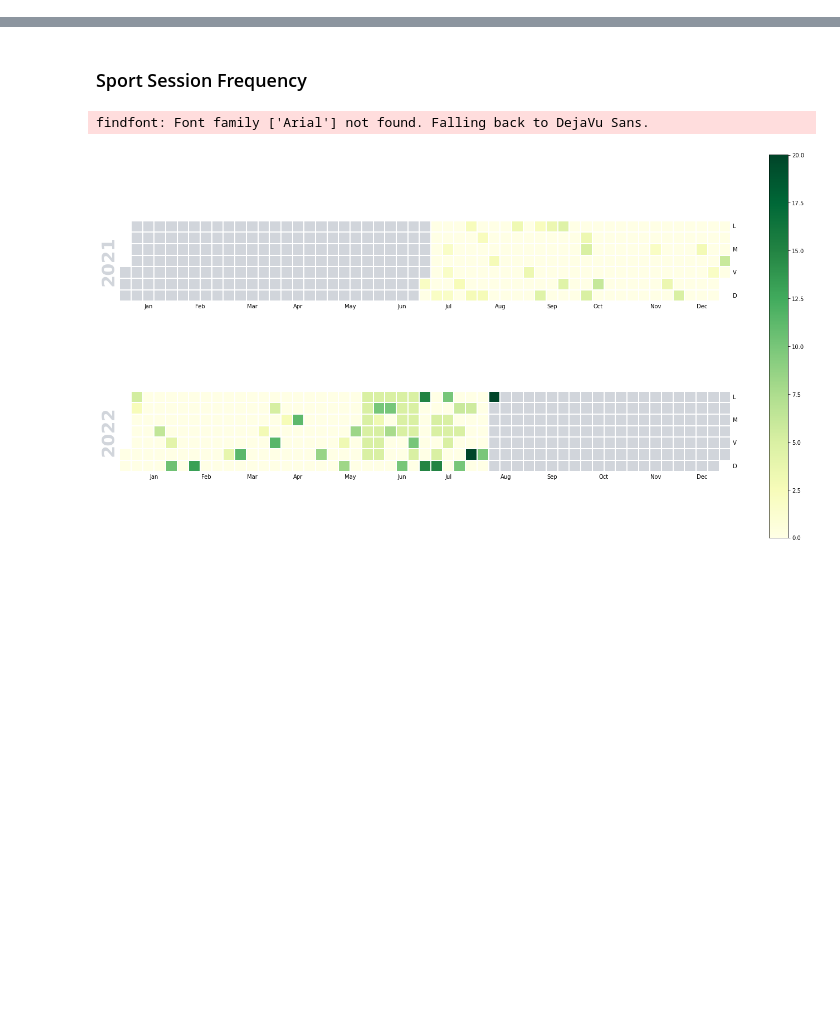
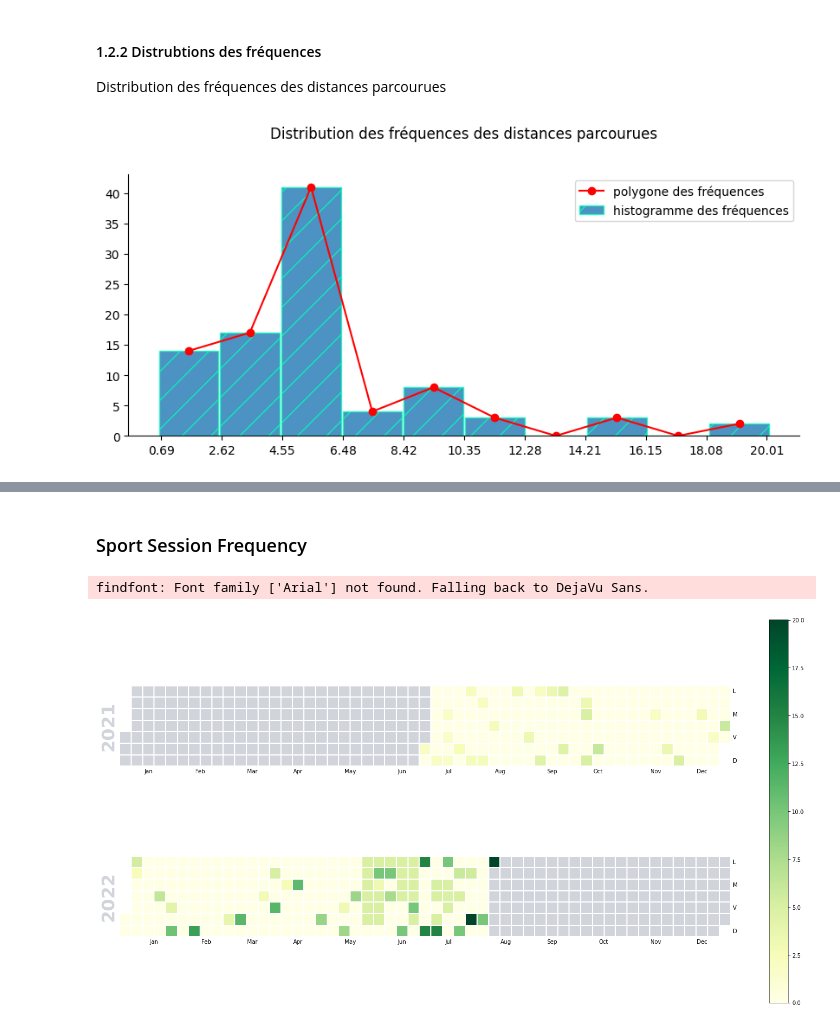
Before and after one commit to bernard-ng/running-visualization, a Jupyter notebook: running_data_visualization.ipynb, the cells around one changed output, grey strips where cells are left out. Drawn from its saved outputs; the diff is of its cells as text; code cells hidden in the pictures; blank space fills up the shorter version.

Commit message:
feat(app): add descriptive stats

```diff
--- a/running_data_visualization.ipynb
+++ b/running_data_visualization.ipynb
@@ -138 +160,13 @@ sessions_df.describe()
+# %%
+# nouvelle variables pour faciliter le traitement
+sessions_df['year'] = sessions_df.start_time.dt.year
+sessions_df['month'] = sessions_df.start_time.dt.month
+sessions_df['weekday'] = sessions_df.start_time.dt.day_name()
+sessions_df['created_at'] = sessions_df.start_time.dt.date
+sessions_df['weekday_number'] = sessions_df.start_time.dt.weekday
+
+sessions_df['weekday'] = sessions_df['weekday'].astype('category');
+
+# les données relative à l'année 2021 et au delà
+sessions_df = sessions_df[sessions_df['created_at'] >= dt.date(2021, 1, 1)]
 # %% [markdown]
@@ -149,0 +182,5 @@ colors = {
+# %%
+n = sessions_df['distance'].count()
+vmax = sessions_df['distance'].max()
+vmin = sessions_df['distance'].min()
+k = round(math.sqrt(n))
@@ -149,0 +189,16 @@ colors = {
+# %%
+bins = np.histogram_bin_edges(sessions_df['distance'], bins='sqrt')
+bins_interval = pd.interval_range(vmin - 0.1, vmax + 0.1, periods=k, name='classes', closed='right')
+bins_interval = pd.IntervalIndex([
+    pd.Interval(round(i.left,3), round(i.right,3), 'both' if i == len(bins_interval) else i.closed)
+    for i in bins_interval
+])
+
+xi = list(map(lambda x: round(x, 3), bins_interval.mid.to_list()))
+
+ni = sessions_df['distance'].groupby(pd.cut(sessions_df["distance"], bins_interval)).count()
+Ni = ni.cumsum()
+nixi = np.multiply(ni, xi)
+
+stats = pd.DataFrame({"ni": ni, "y": y, "Ni": Fi, "xi": xi, "nixi": nixi})
+print(stats)
@@ -149,0 +217,16 @@ colors = {
+# %% [markdown]
+#### 1.2.2 Distrubtions des fréquences
+
+Distribution des fréquences des distances parcourues
+# %%
+fig, ax = plt.subplots(figsize=(10, 4), dpi=100)
+ax.spines['right'].set_visible(False)
+ax.spines['top'].set_visible(False)
+plt.title("Distribution des fréquences des distances parcourues")
+plt.bar(xi, ni, width=1.9, hatch="/", edgecolor="#05FFBA", alpha=0.8, label="histogramme des fréquences")
+plt.plot(xi, ni, color='red', marker='o', linestyle='-', label="polygone des fréquences")
+plt.xticks(bins);
+plt.legend();
+plt.show();
+# %% [output]
+[figure, added]
```
Also changed, not shown: parts of 40 cells of this notebook.
